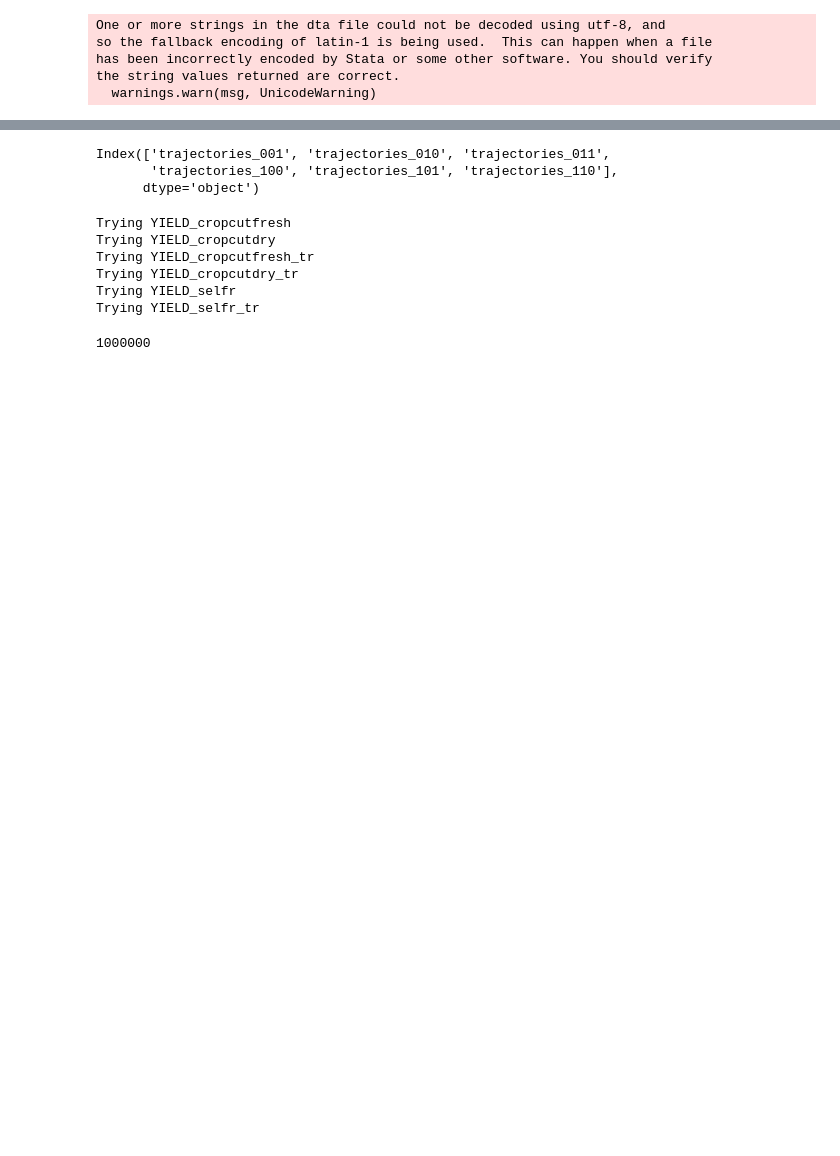
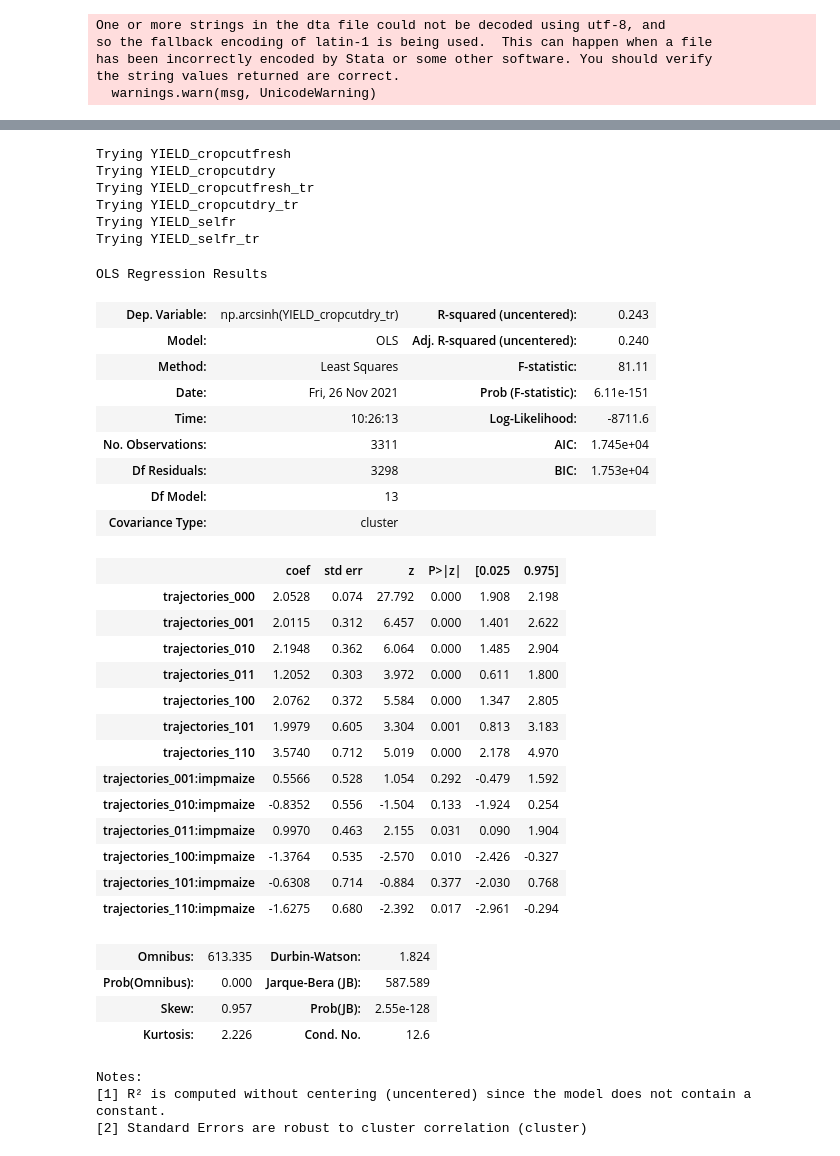
Before and after one commit to amichuda/ethiopia-tech-adoption, a Jupyter notebook: python/grc.ipynb, the cells around one changed output, grey strips where cells are left out. Cells and saved outputs as stored; diff of their text form; code cells hidden in the pictures; blank space fills up the shorter version.

```diff
--- a/python/grc.ipynb
+++ b/python/grc.ipynb
@@ -29,9 +16,8 @@ CategoricalDtype(categories=[          'BARLEY',            'MAIZE',           '
 # %%
 trajectories = (
     df
-    .query("crop_code == 'MAIZE'")
     .dropna(subset= ['impmaize'])
-    .groupby(['holder_id', 'parcel_id', 'field_id'])['impmaize']
+    .groupby(['holder_id'])['impmaize']
     .agg(trajectories = list)
     .assign(len_traj = lambda df: df['trajectories'].apply(lambda x: len(x)))
     .query("len_traj == 3")
@@ -45,18 +31,11 @@ trajectories = (
 
 merged_df = (
     df
-    .query("crop_code == 'MAIZE'")
     .merge(trajectories,
-           left_on= ['holder_id', 'parcel_id', 'field_id'],
+           left_on= ['holder_id'],
            right_index=True)
 
     )
-# %%
-merged_df.columns[merged_df.columns.str.contains("trajectories_")][1:7]
-# %% [output]
-Index(['trajectories_001', 'trajectories_010', 'trajectories_011',
-       'trajectories_100', 'trajectories_101', 'trajectories_110'],
-      dtype='object')
 # %%
 reg_dict = {}
 
@@ -86,10 +68,40 @@ Trying YIELD_cropcutfresh_tr
 Trying YIELD_cropcutdry_tr
 Trying YIELD_selfr
 Trying YIELD_selfr_tr
-# %%
-np.arange(-50000, 50000, 0.1).size
-# %% [output]
-1000000
+# %%
+reg_res_dict['YIELD_cropcutdry_tr'].summary()
+# %% [output]
+OLS Regression Results
+| Dep. Variable: | np.arcsinh(YIELD_cropcutdry_tr) | R-squared (uncentered): | 0.243 |
+| Model: | OLS | Adj. R-squared (uncentered): | 0.240 |
+| Method: | Least Squares | F-statistic: | 81.11 |
+| Date: | Fri, 26 Nov 2021 | Prob (F-statistic): | 6.11e-151 |
+| Time: | 10:26:13 | Log-Likelihood: | -8711.6 |
+| No. Observations: | 3311 | AIC: | 1.745e+04 |
+| Df Residuals: | 3298 | BIC: | 1.753e+04 |
+| Df Model: | 13 |  |  |
+| Covariance Type: | cluster |  |  |
+|  | coef | std err | z | P>|z| | [0.025 | 0.975] |
+| trajectories_000 | 2.0528 | 0.074 | 27.792 | 0.000 | 1.908 | 2.198 |
+| trajectories_001 | 2.0115 | 0.312 | 6.457 | 0.000 | 1.401 | 2.622 |
+| trajectories_010 | 2.1948 | 0.362 | 6.064 | 0.000 | 1.485 | 2.904 |
+| trajectories_011 | 1.2052 | 0.303 | 3.972 | 0.000 | 0.611 | 1.800 |
+| trajectories_100 | 2.0762 | 0.372 | 5.584 | 0.000 | 1.347 | 2.805 |
+| trajectories_101 | 1.9979 | 0.605 | 3.304 | 0.001 | 0.813 | 3.183 |
+| trajectories_110 | 3.5740 | 0.712 | 5.019 | 0.000 | 2.178 | 4.970 |
+| trajectories_001:impmaize | 0.5566 | 0.528 | 1.054 | 0.292 | -0.479 | 1.592 |
+| trajectories_010:impmaize | -0.8352 | 0.556 | -1.504 | 0.133 | -1.924 | 0.254 |
+| trajectories_011:impmaize | 0.9970 | 0.463 | 2.155 | 0.031 | 0.090 | 1.904 |
+| trajectories_100:impmaize | -1.3764 | 0.535 | -2.570 | 0.010 | -2.426 | -0.327 |
+| trajectories_101:impmaize | -0.6308 | 0.714 | -0.884 | 0.377 | -2.030 | 0.768 |
+| trajectories_110:impmaize | -1.6275 | 0.680 | -2.392 | 0.017 | -2.961 | -0.294 |
+| Omnibus: | 613.335 | Durbin-Watson: | 1.824 |
+| Prob(Omnibus): | 0.000 | Jarque-Bera (JB): | 587.589 |
+| Skew: | 0.957 | Prob(JB): | 2.55e-128 |
+| Kurtosis: | 2.226 | Cond. No. | 12.6 |
+Notes:
+[1] R² is computed without centering (uncentered) since the model does not contain a constant.
+[2] Standard Errors are robust to cluster correlation (cluster)
 # %%
 def weak_id_test(res, start=-100, stop=100, inc=0.1):
     trajectories = np.array(["010", "011", "100", "101", "110"])
```
Also changed, not shown: parts of 7 cells of this notebook, 6 other files.
